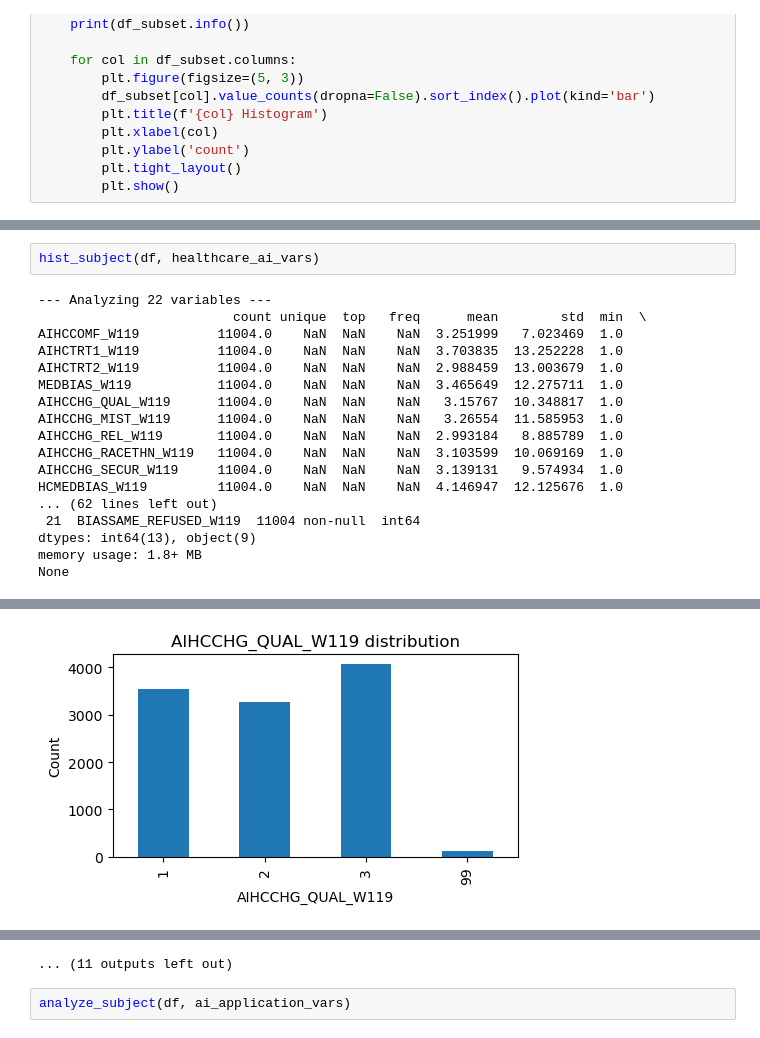
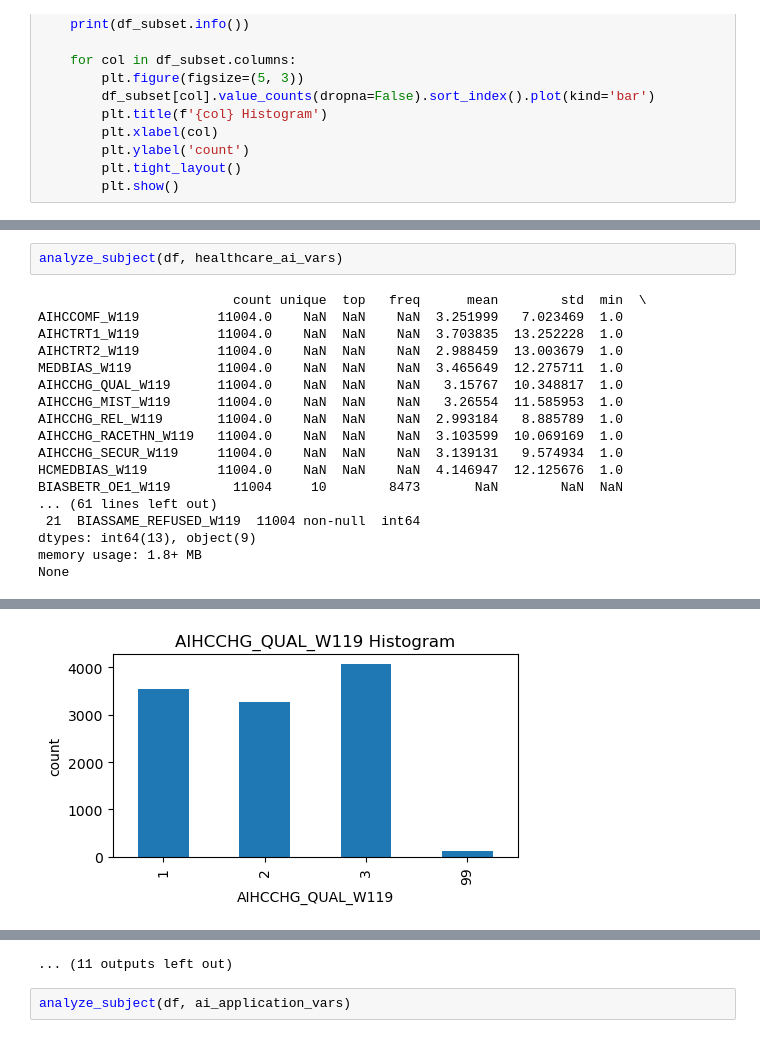
Before and after one commit to 57662584/MMAI5000_group_14_project, a Jupyter notebook: 5000 group project.ipynb, the cells around one changed output, grey strips where cells are left out. Cells and saved outputs as stored; diff of their text form.

```diff
--- a/5000 group project.ipynb
+++ b/5000 group project.ipynb
@@ -379,7 +378,6 @@ None
 # %%
-hist_subject(df, healthcare_ai_vars)
+analyze_subject(df, healthcare_ai_vars)
 # %% [output]
---- Analyzing 22 variables ---
                          count unique  top   freq      mean        std  min  \
 AIHCCOMF_W119          11004.0    NaN  NaN    NaN  3.251999   7.023469  1.0
 AIHCTRT1_W119          11004.0    NaN  NaN    NaN  3.703835  13.252228  1.0
@@ -391,7 +389,8 @@ AIHCCHG_REL_W119       11004.0    NaN  NaN    NaN  2.993184   8.885789  1.0
 AIHCCHG_RACETHN_W119   11004.0    NaN  NaN    NaN  3.103599  10.069169  1.0
 AIHCCHG_SECUR_W119     11004.0    NaN  NaN    NaN  3.139131   9.574934  1.0
 HCMEDBIAS_W119         11004.0    NaN  NaN    NaN  4.146947  12.125676  1.0
-... (62 lines left out)
+BIASBETR_OE1_W119        11004     10        8473       NaN        NaN  NaN
+... (61 lines left out)
  21  BIASSAME_REFUSED_W119  11004 non-null  int64
 dtypes: int64(13), object(9)
 memory usage: 1.8+ MB
@@ -403 +402 @@ None
-[figure, old version]
+[figure, new version]
```
Also changed, not shown: parts of 10 cells of this notebook.
